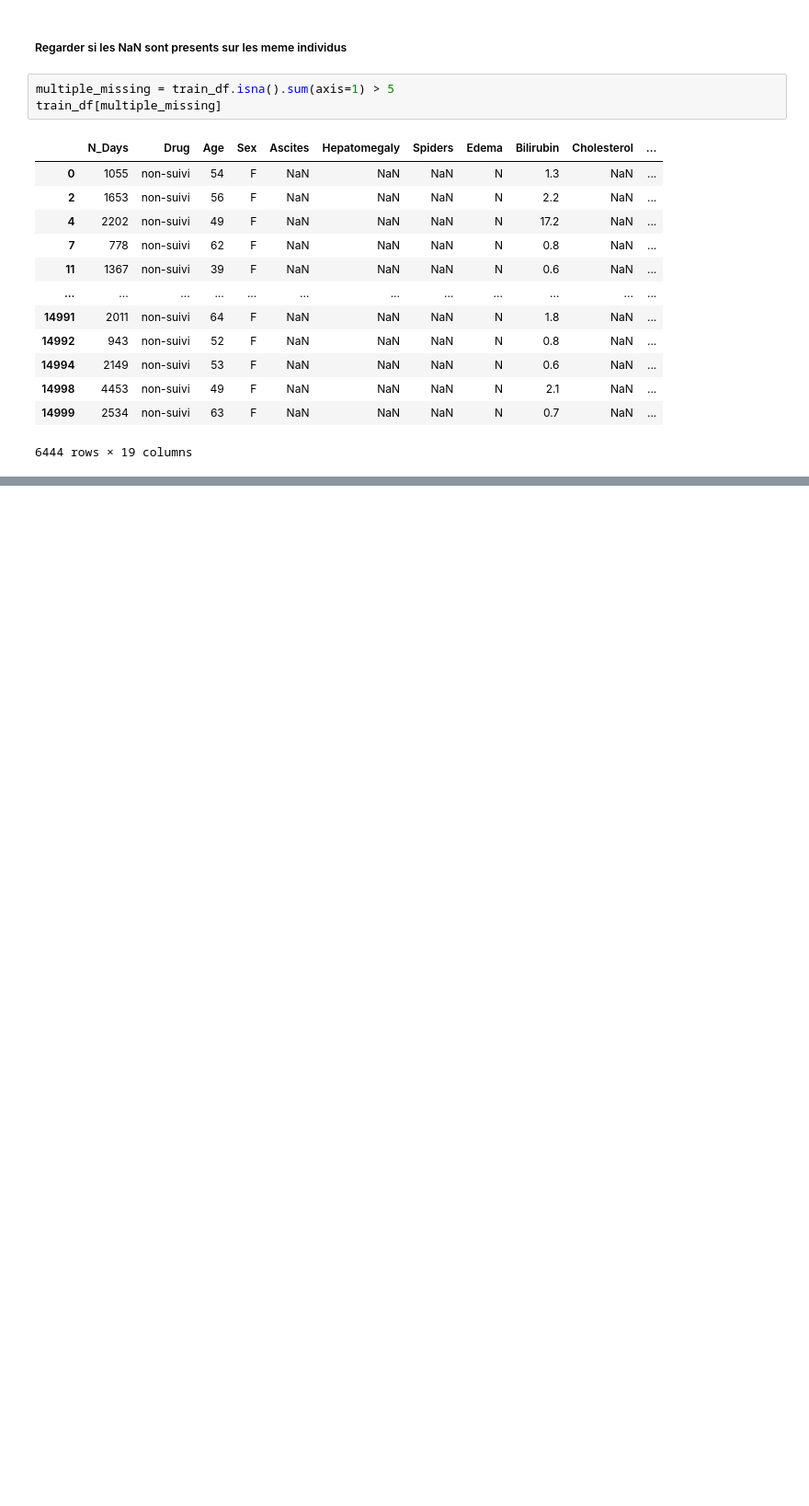
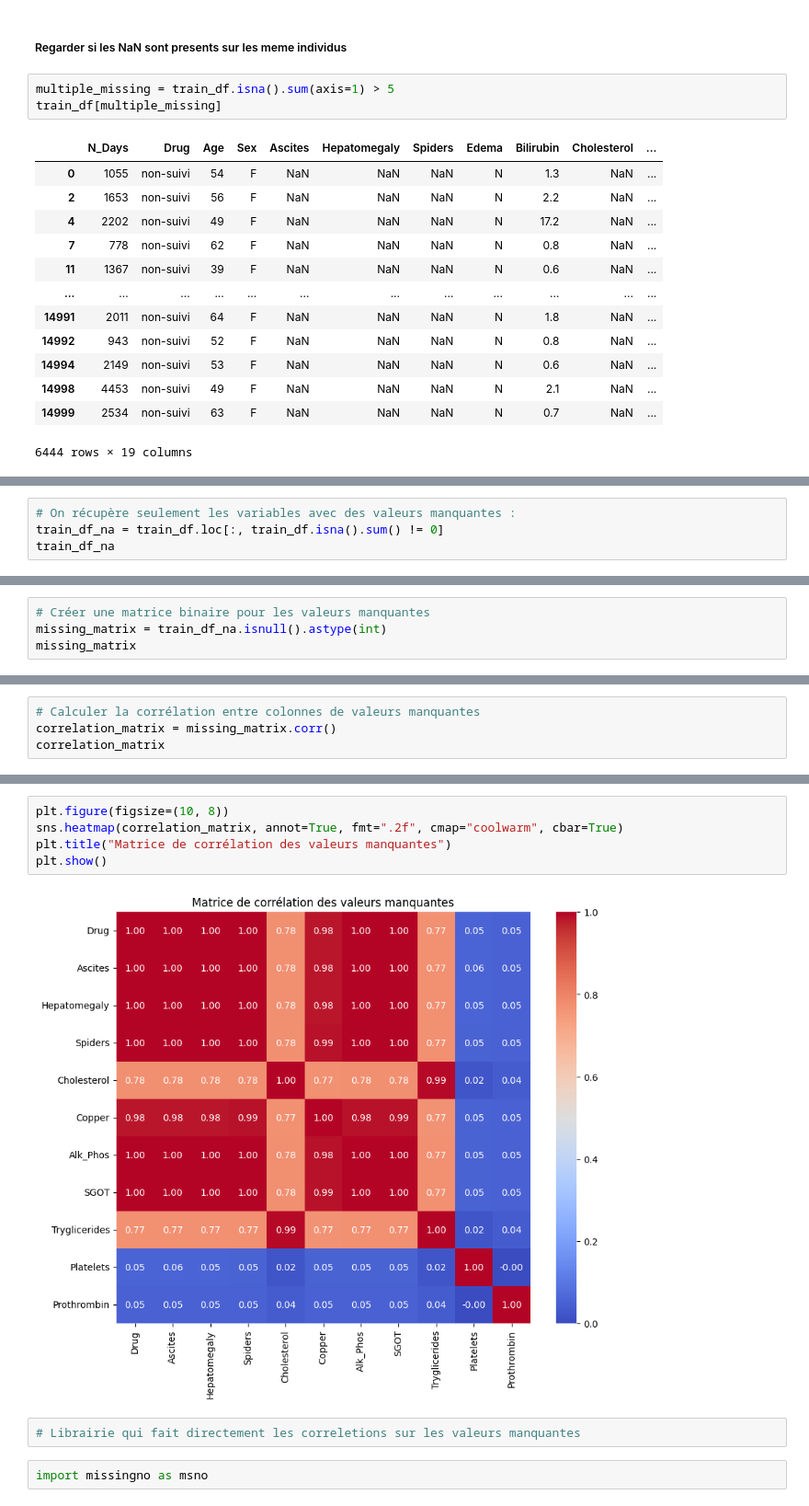
Before and after one commit to melaniedaddio/projet, a Jupyter notebook: projet.ipynb, the cells around one changed output, grey strips where cells are left out. Shown at 92% size. Saved outputs shown, nothing was run; the diff lists cells and outputs as text; blank space fills up the shorter version.

```diff
--- a/projet.ipynb
+++ b/projet.ipynb
@@ -524,0 +536,4 @@ for i in range(1,19):
+# %%
+# On récupère seulement les variables avec des valeurs manquantes :
+train_df_na = train_df.loc[:, train_df.isna().sum() != 0]
+train_df_na
@@ -524,0 +554,4 @@ for i in range(1,19):
+# %%
+# Créer une matrice binaire pour les valeurs manquantes
+missing_matrix = train_df_na.isnull().astype(int)
+missing_matrix
@@ -524,0 +572,4 @@ for i in range(1,19):
+# %%
+# Calculer la corrélation entre colonnes de valeurs manquantes
+correlation_matrix = missing_matrix.corr()
+correlation_matrix
@@ -524,0 +589,11 @@ for i in range(1,19):
+# %%
+plt.figure(figsize=(10, 8))
+sns.heatmap(correlation_matrix, annot=True, fmt=".2f", cmap="coolwarm", cbar=True)
+plt.title("Matrice de corrélation des valeurs manquantes")
+plt.show()
+# %% [output]
+[figure, added]
+# %%
+# Librairie qui fait directement les correletions sur les valeurs manquantes
+# %%
+import missingno as msno
```
Also changed, not shown: parts of 11 cells of this notebook.
